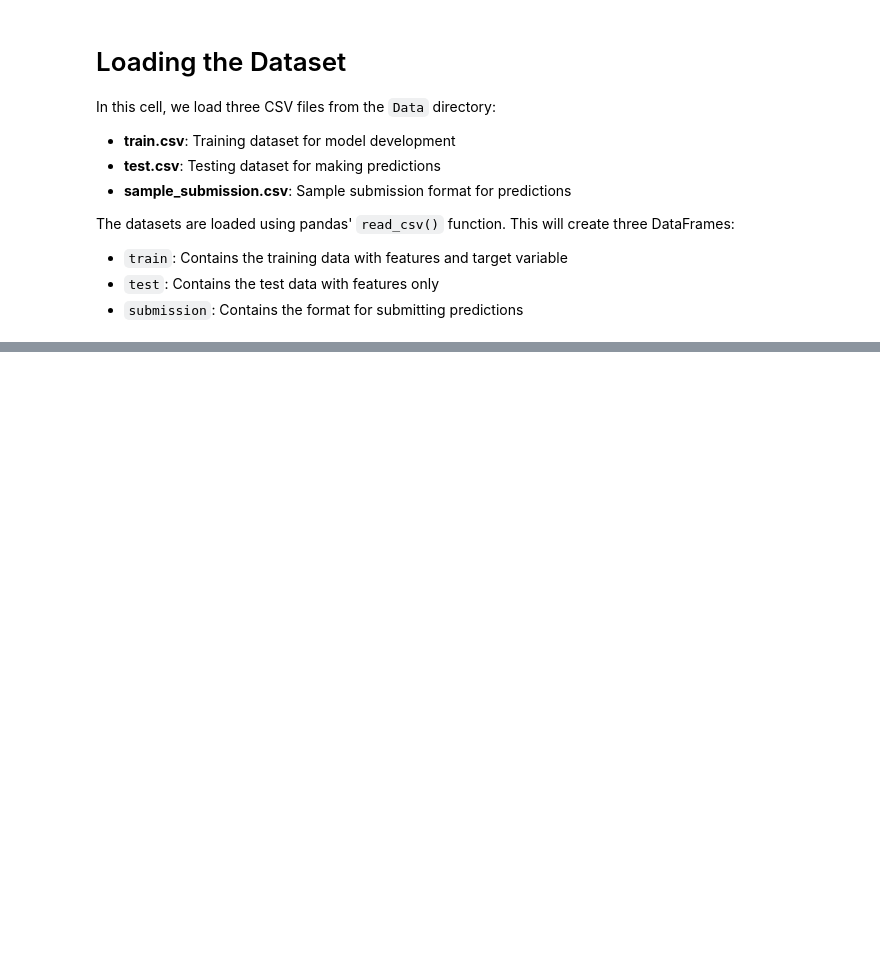
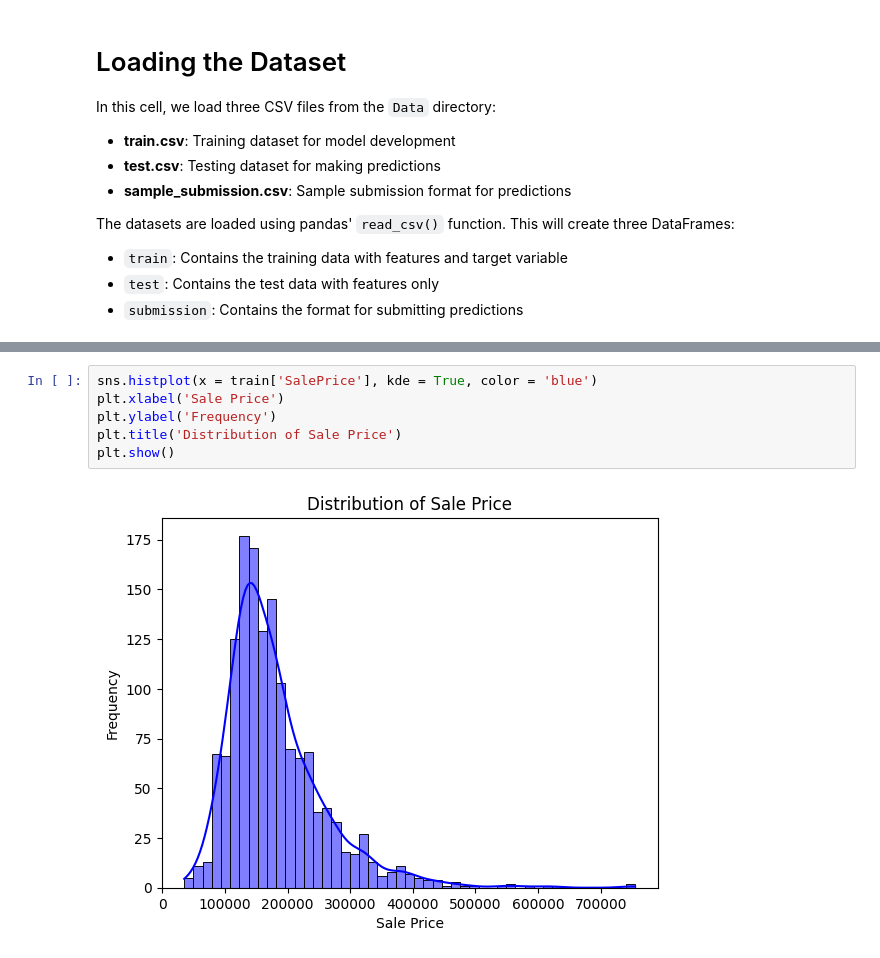
Before and after one commit to singhbipul2001/house-price-prediction-model, a Jupyter notebook: model.ipynb, the cells around one changed output, grey strips where cells are left out. Saved outputs shown, nothing was run; the diff lists cells and outputs as text; blank space fills up the shorter version.

```diff
--- a/model.ipynb
+++ b/model.ipynb
@@ -64,0 +122,8 @@ train.head(5)
+# %%
+sns.histplot(x = train['SalePrice'], kde = True, color = 'blue')
+plt.xlabel('Sale Price')
+plt.ylabel('Frequency')
+plt.title('Distribution of Sale Price')
+plt.show()
+# %% [output]
+[figure, added]
```
Also changed, not shown: parts of 9 cells of this notebook.
